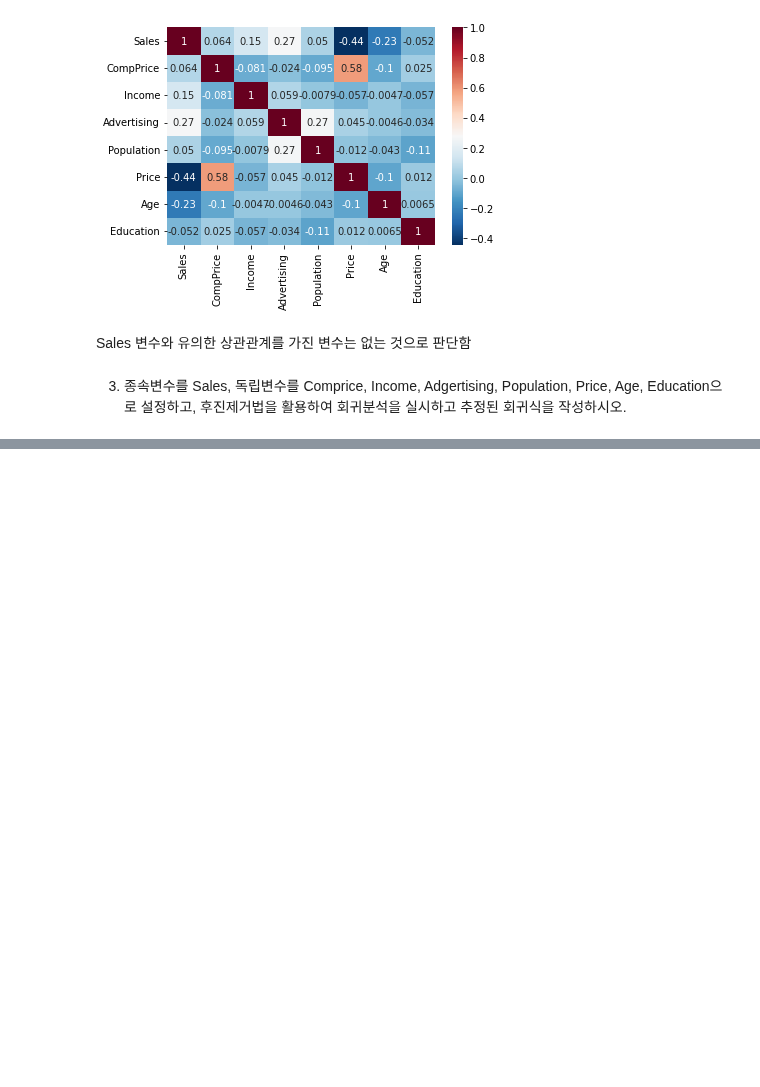
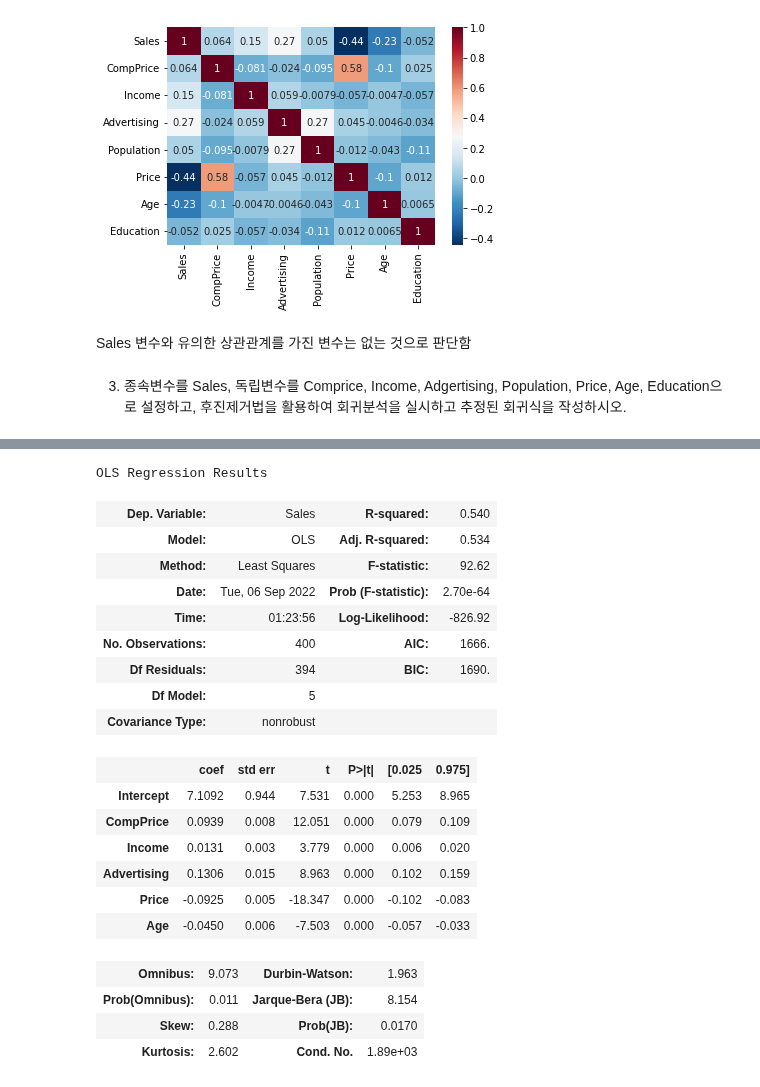
Before and after one commit to suhyehye/ADP-study, a Jupyter notebook: 03.모의고사/데이터에듀/3회/1. 통계분석.ipynb, the cells around one changed output, grey strips where cells are left out. Drawn from its saved outputs; the diff is of its cells as text; code cells hidden in the pictures; blank space fills up the shorter version.

```diff
--- a/03.모의고사/데이터에듀/3회/1. 통계분석.ipynb
+++ b/03.모의고사/데이터에듀/3회/1. 통계분석.ipynb
@@ -80,0 +83,56 @@ selected_variables
+# %%
+#후진제거법
+def backward_elimination(df, dep_var, ind_vars, select_criteria = "AIC", return_case = "s"):
+    alpha = 0.05
+    selected_vars = ind_vars.copy()
+    eliminated_vars = []
+    done = False
+
+    while done is False:
+        #step1 : 변수 하나씩을 제외한 n개의 모델을 만들어낸다. (n : 변수 갯수)
+        model_result_list = []
+        for var in selected_vars:
+            var_list = ind_vars.copy()
+            if len(eliminated_vars)>0:
+                for el_var in eliminated_vars:
+                    var_list.remove(el_var)
+            var_list.remove(var)
+            this_ind_vars_str = " + ".join(var_list)
+            this_model_fit = smf.ols(dep_var+" ~ "+this_ind_vars_str, data=df).fit()
+            this_result = {
+                "selected var" : this_ind_vars_str,
+                "eliminated var" : var,
+                "AIC" : this_model_fit.aic,
+                "rsquared_adj" : this_model_fit.rsquared_adj
+            }
+            model_result_list.append(this_result)
+        result = pd.DataFrame(model_result_list)
+        #step2 : n개 모델들 중 가장 좋은 결과를 보인 모델을 선택하고, 제외 후보 변수를 찾는다.
+        ascending = True
+        if select_criteria == "rsquared_adj":
+            ascending = False
+        result.sort_values(by=select_criteria, ascending=ascending, inplace=True)
+        candidate_var = result.iloc[0, [1]].values[0]
+        #step3 : 제외 후보 변수로 fitting하여 p-value를 알아보고 유의하다면 종료한다.
+        candidate_model_fit = smf.ols(dep_var+" ~ "+candidate_var, data=df).fit()
+        if candidate_model_fit.pvalues[candidate_var] > alpha: #유의하지 않다면
+            eliminated_vars.append(candidate_var) #제거확정
+            selected_vars.remove(candidate_var)
+            print("{} 변수를 제거합니다.".format(candidate_var))
+        else: #유의하다면 종료한다
+            done = True
+    if return_case == "s":
+        print("후보 독립변수들 : {}".format(ind_vars))
+        print("후진제거법에 의해 선택된 최종 변수들 : {}".format(selected_vars))
+        return selected_vars
+    elif return_case == "e":
+        return eliminated_vars
+
+indi_var_list = ["CompPrice", "Income", "Advertising", "Population", "Price", "Age", "Education"]
+selected_vars = backward_elimination(df, "Sales", indi_var_list, "AIC")
+
+#후진 제거법에 의해 선택된 변수만으로 회귀분석을 해본다.
+indi_var_formula = "+".join(selected_vars)
+model = smf.ols("Sales ~ "+indi_var_formula, df)
+model.fit().summary()
+# %% [output]
@@ -80,0 +143,21 @@ selected_variables
+OLS Regression Results
+| Dep. Variable: | Sales | R-squared: | 0.540 |
+| Model: | OLS | Adj. R-squared: | 0.534 |
+| Method: | Least Squares | F-statistic: | 92.62 |
+| Date: | Tue, 06 Sep 2022 | Prob (F-statistic): | 2.70e-64 |
+| Time: | 01:23:56 | Log-Likelihood: | -826.92 |
+| No. Observations: | 400 | AIC: | 1666. |
+| Df Residuals: | 394 | BIC: | 1690. |
+| Df Model: | 5 |  |  |
+| Covariance Type: | nonrobust |  |  |
+|  | coef | std err | t | P>|t| | [0.025 | 0.975] |
+| Intercept | 7.1092 | 0.944 | 7.531 | 0.000 | 5.253 | 8.965 |
+| CompPrice | 0.0939 | 0.008 | 12.051 | 0.000 | 0.079 | 0.109 |
+| Income | 0.0131 | 0.003 | 3.779 | 0.000 | 0.006 | 0.020 |
+| Advertising | 0.1306 | 0.015 | 8.963 | 0.000 | 0.102 | 0.159 |
+| Price | -0.0925 | 0.005 | -18.347 | 0.000 | -0.102 | -0.083 |
+| Age | -0.0450 | 0.006 | -7.503 | 0.000 | -0.057 | -0.033 |
+| Omnibus: | 9.073 | Durbin-Watson: | 1.963 |
+| Prob(Omnibus): | 0.011 | Jarque-Bera (JB): | 8.154 |
+| Skew: | 0.288 | Prob(JB): | 0.0170 |
+| Kurtosis: | 2.602 | Cond. No. | 1.89e+03 |
```
Also changed, not shown: parts of 5 cells of this notebook.
